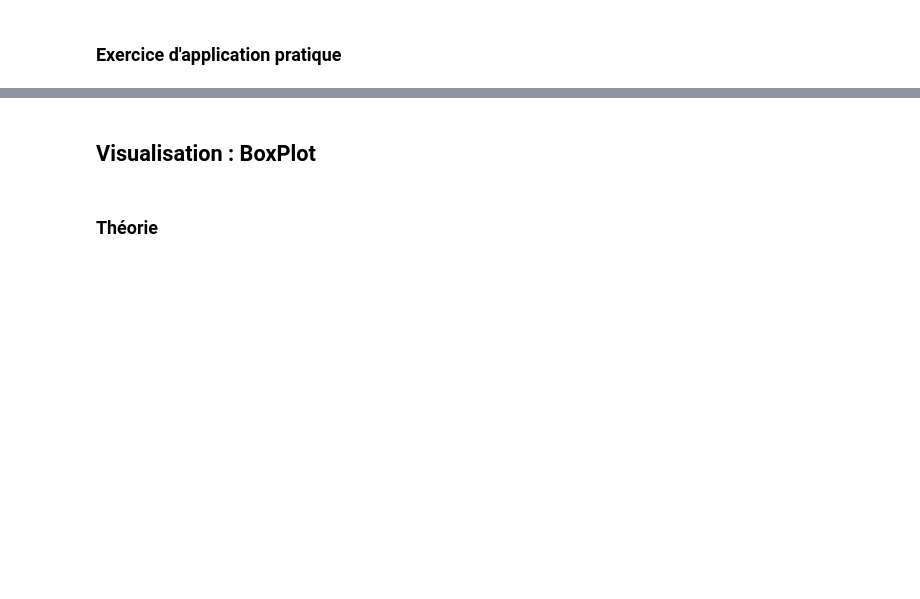
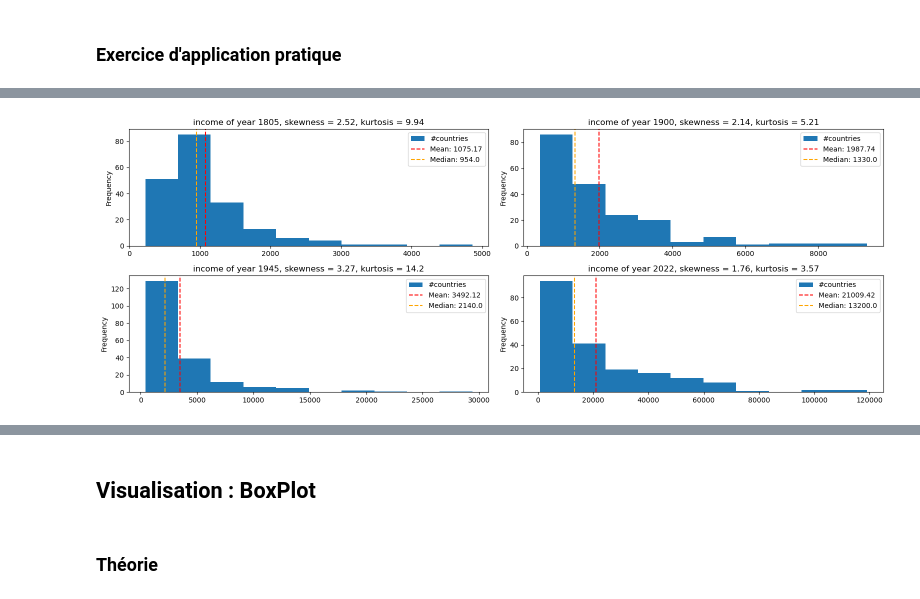
Before and after one commit to thomasmari/DataS3PG, a Jupyter notebook: module/8.Stats/1. Intro Gapminder.ipynb, the cells around one changed output, grey strips where cells are left out. Saved outputs shown, nothing was run; the diff lists cells and outputs as text; code cells hidden in the pictures; blank space fills up the shorter version.

```diff
--- a/module/8.Stats/1. Intro Gapminder.ipynb
+++ b/module/8.Stats/1. Intro Gapminder.ipynb
@@ -626,0 +642,24 @@ Tracer l'histogramme en utilisant deux tailles d'intervalles différents :
+# %%
+#data
+years = [1805,1900,1945,2022]
+data_plot = [data_i.loc[:,years[i]] for i in range(4)]
+means = list(map(lambda x : round(x,2),[data_plot[i].mean() for i in range(4)]))
+meds = list(map(lambda x : round(x,2),[data_plot[i].median() for i in range(4)]))
+skews = list(map(lambda x : round(x,2),[data_plot[i].skew() for i in range(4)]))
+kurts = list(map(lambda x : round(x,2),[data_plot[i].kurtosis() for i in range(4)]))
+maxs = [data_plot[i].max() for i in range(4)]
+titles = [f"income of year {years[i]}, skewness = {skews[i]}, kurtosis = {kurts[i]}" for i in range(0,4)]
+
+#ploting
+import matplotlib.pyplot as plt
+plt.figure(figsize=(16, 6))
+axes = [plt.subplot(2,2,i+1) for i in range(4)]
+bins_setting = 10
+for i in range(4):
+    data_plot[i].plot.hist(ax=axes[i],title=titles[i],bins=bins_setting,label='#countries')
+    axes[i].axvline(x=means[i], linestyle = '--', color = 'red' ,label = f'Mean: {means[i]}')
+    axes[i].axvline(x=meds[i], linestyle = '--', color = 'orange', label = f'Median: {meds[i]}')
+    axes[i].legend()
+plt.tight_layout() # adjust title over lapping
+# %% [output]
+[figure, added]
```
Also changed, not shown: parts of 31 cells of this notebook.
